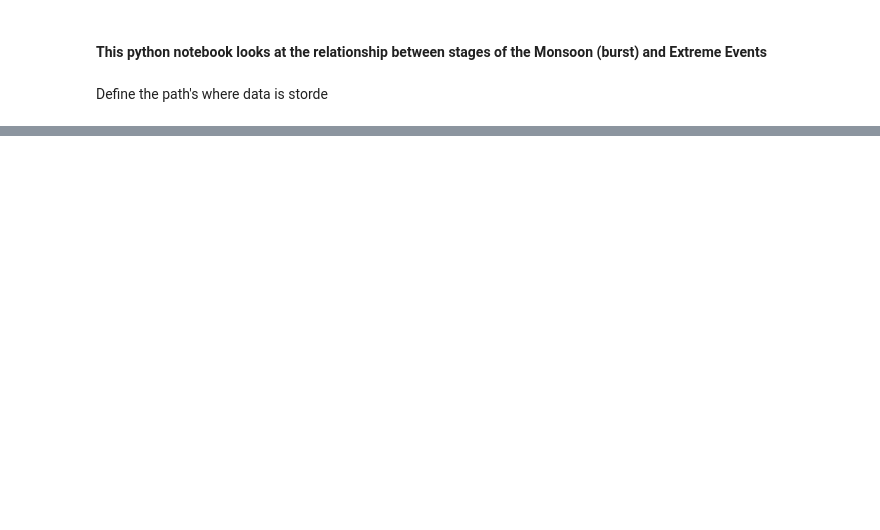
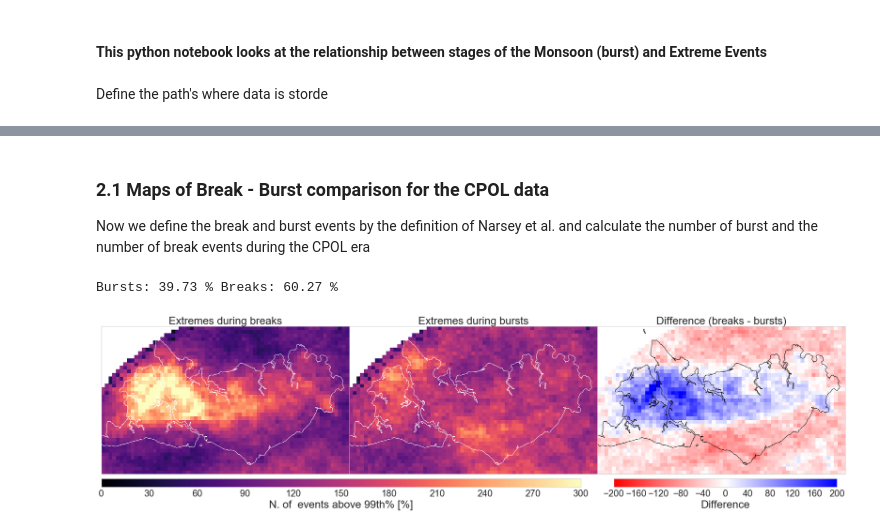
Before and after one commit to antarcticrainforest/RainfallExtremes, a Jupyter notebook: python/MonsoonAndExtremes.ipynb, the cells around one changed output, grey strips where cells are left out. Saved outputs shown, nothing was run; the diff lists cells and outputs as text; code cells hidden in the pictures; blank space fills up the shorter version.

Commit message:
Added Spctral comparison

```diff
--- a/python/MonsoonAndExtremes.ipynb
+++ b/python/MonsoonAndExtremes.ipynb
@@ -509,0 +153,64 @@ pd.read_hdf(DFFile,'/breaks')
+# %% [markdown]
+### 2.1 Maps of Break -  Burst comparison for the CPOL data
+Now we define the break and burst events by the definition of Narsey et al. and calculate the number of burst and the number of break events during the CPOL era
+# %%
+extr1h = pd.read_hdf(extremeTS, 'P10min')
+monsoon10m = pd.read_pickle(BurstF)
+monsoon10m = monsoon10m.dropna()
+monsoon1h = monsoon10m.groupby(pd.TimeGrouper('1h')).mean()
+breaks = monsoon10m.loc[monsoon10m == 0].index
+bursts = monsoon10m.loc[monsoon10m > 0].index
+thresh = perc['10min'][99]
+S = pd.Series(np.arange(len(times)),index=times)
+print('Bursts: %0.2f %% Breaks: %0.2f %%'
+      %(len(bursts)/len(monsoon10m.index) * 100, len(breaks)/len(monsoon10m.index) * 100 ))
+# %% [output]
+Bursts: 39.73 % Breaks: 60.27 %
+# %%
+#Now prepare the data
+D = []
+data = np.zeros([len(lat),len(lon)])
+for i in (monsoon10m.index, breaks, bursts):
+    tt = S.loc[i].dropna().values.astype('i')
+    D.append((( np.ma.masked_less(rr[tt,:,:],thresh) * 0 ) + 1 ).sum(axis=0))
+mask = ((D[0] * 0 )+1)
+# %%
+# Now Plot the maps
+maxval =[(0, 300), (0, 300), (-200, 200), (-200, 200)]
+names=['Extremes during breaks', 'Extremes during bursts', 'Difference (breaks - bursts)']
+
+C = [D[1], D[2], D[1] - D[2]]
+fig = plt.figure()
+mask = ((D[0] * 0 )+1)
+im=[]
+for i, idx in enumerate(C[:]):
+    ax = fig.add_subplot(1,3,i+1)
+    data = np.zeros([len(lat),len(lon)])
+    if i < 2:
+        colm = mpl.cm.magma
+        coast = 'w'
+    else:
+        colm = colmap.GMT_polar_r
+        coast = 'k'
+    #tt = S.loc[time].values
+    #data = (( np.ma.masked_less(rr[:,:,tt],thresh) * 0 ) + 1 ).sum(axis=-1)
+    try:
+        im.append(m.pcolormesh(lon, lat, mask*C[i].filled(0),vmin=maxval[i][0],vmax=maxval[i][1],cmap=colm))
+    except AttributeError:
+        im.append(m.pcolormesh(lon, lat, mask*C[i],vmin=maxval[i][0],vmax=maxval[i][1], cmap=colm))
+    m.drawcoastlines(color=coast)
+    #cbar=m.colorbar(im,location='bottom',pad='5%')
+    #cbar.set_label(u'Freq. of events above 99th% [%]',size=18)
+    #cbar.ax.tick_params(labelsize=18)
+    ax.set_title('%s'%names[i],size=28)
+fig.subplots_adjust(right=0.95, bottom=0.05, top=0.95,left=0.05, hspace=0, wspace=0)
+cbar_ax1 = fig.add_axes([0.05, 0.395,0.58, 0.01])
+cbar1 = fig.colorbar(im[1], cax=cbar_ax1, orientation='horizontal')
+cbar1.ax.tick_params(labelsize=24)
+cbar1.set_label(u'N. of  events above 99th% [%]',size=28)
+cbar_ax2 = fig.add_axes([0.67, 0.395,0.27, 0.01])
+cbar2 = fig.colorbar(im[-1], cax=cbar_ax2, orientation='horizontal')
+cbar2.ax.tick_params(labelsize=24)
+cbar2.set_label(u'Difference',size=28)
+# %% [output]
+[figure, added]
```
Also changed, not shown: parts of 62 cells of this notebook.
